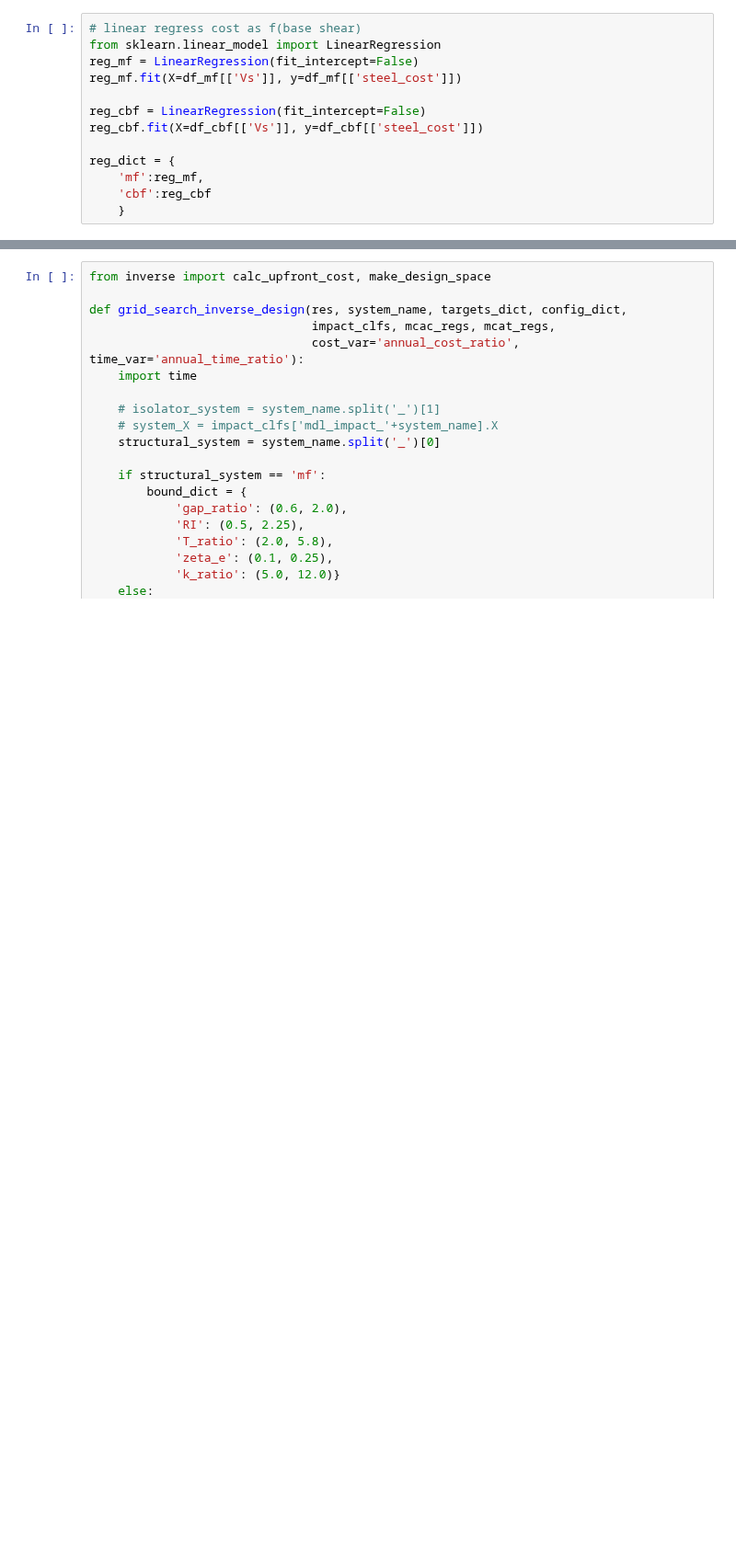
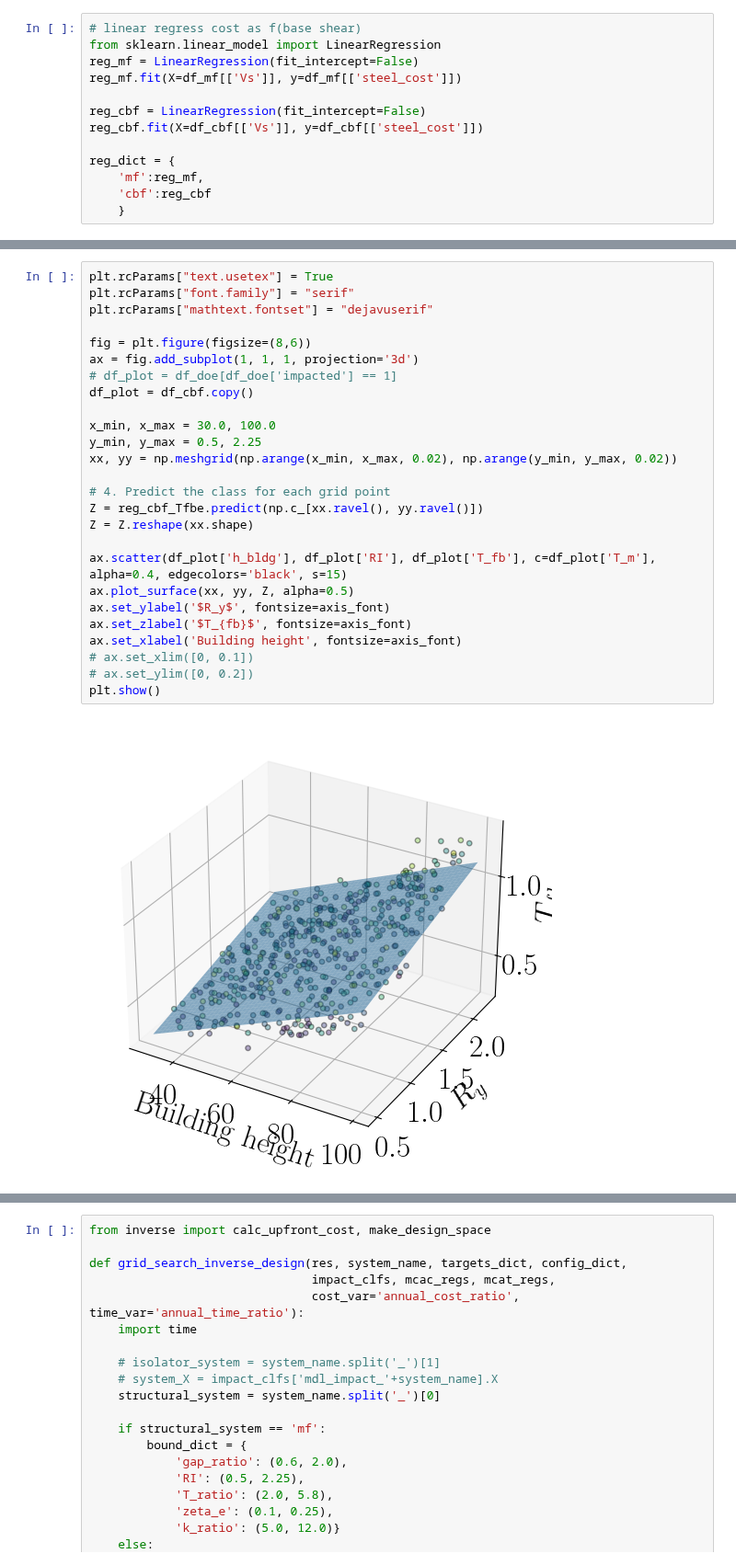
Before and after one commit to hgp297/isol-sys-database, a Jupyter notebook: src/analyses/time_anly.ipynb, the cells around one changed output, grey strips where cells are left out. Shown at 92% size. Saved outputs shown, nothing was run; the diff lists cells and outputs as text; blank space fills up the shorter version.

```diff
--- a/src/analyses/time_anly.ipynb
+++ b/src/analyses/time_anly.ipynb
@@ -1325,0 +1335,28 @@ Predicting MCAC for whole space
+# %%
+plt.rcParams["text.usetex"] = True
+plt.rcParams["font.family"] = "serif"
+plt.rcParams["mathtext.fontset"] = "dejavuserif"
+
+fig = plt.figure(figsize=(8,6))
+ax = fig.add_subplot(1, 1, 1, projection='3d')
+# df_plot = df_doe[df_doe['impacted'] == 1]
+df_plot = df_cbf.copy()
+
+x_min, x_max = 30.0, 100.0
+y_min, y_max = 0.5, 2.25
+xx, yy = np.meshgrid(np.arange(x_min, x_max, 0.02), np.arange(y_min, y_max, 0.02))
+
+# 4. Predict the class for each grid point
+Z = reg_cbf_Tfbe.predict(np.c_[xx.ravel(), yy.ravel()])
+Z = Z.reshape(xx.shape)
+
+ax.scatter(df_plot['h_bldg'], df_plot['RI'], df_plot['T_fb'], c=df_plot['T_m'], alpha=0.4, edgecolors='black', s=15)
+ax.plot_surface(xx, yy, Z, alpha=0.5)
+ax.set_ylabel('$R_y$', fontsize=axis_font)
+ax.set_zlabel('$T_{fb}$', fontsize=axis_font)
+ax.set_xlabel('Building height', fontsize=axis_font)
+# ax.set_xlim([0, 0.1])
+# ax.set_ylim([0, 0.2])
+plt.show()
+# %% [output]
+[figure, added]
```
Also changed, not shown: parts of 19 cells of this notebook, 2 other files.
